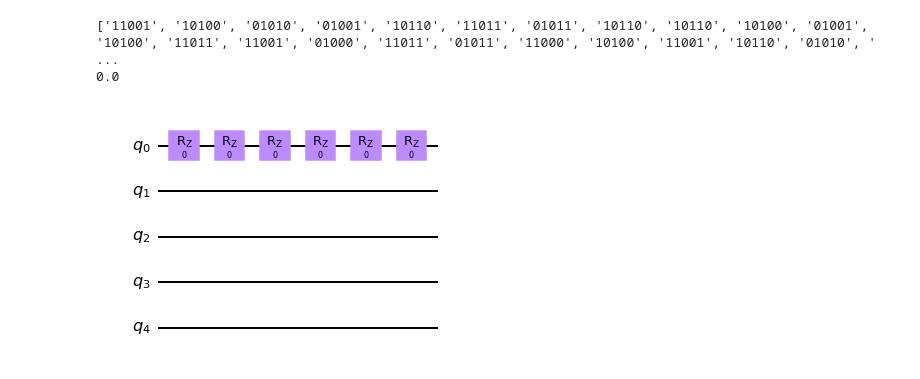
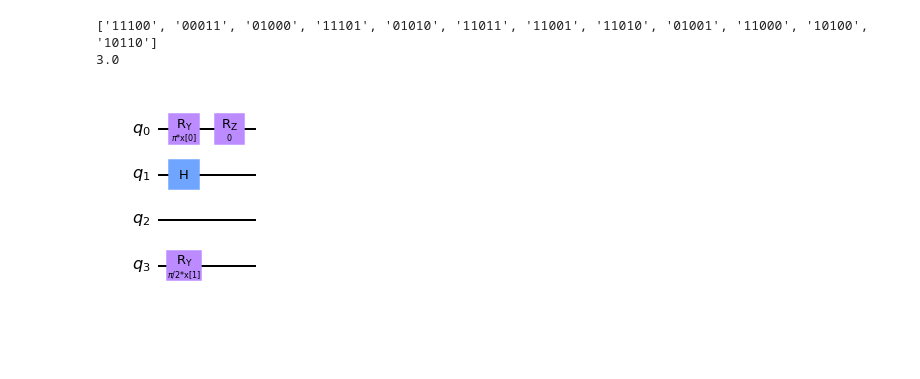
Before and after one commit to nikhil-co/Qkrishi-QSVM, a Jupyter notebook: Banking_UseCase.ipynb, the cells around one changed output. Saved outputs shown, nothing was run; the diff lists cells and outputs as text; code cells hidden in the pictures; blank space fills up the shorter version.

```diff
--- a/Banking_UseCase.ipynb
+++ b/Banking_UseCase.ipynb
@@ -191,37 +194,37 @@ import os
 import psutil
 
 class Fitness:
 
     def __init__(self, nqubits, nparameters, X, y, quantum_instance):
         self.nqubits = nqubits
         self.nparameters = nparameters
         self.cc = CircuitConversor(nqubits, nparameters)
         self.instance = quantum_instance
         self.X = X
         self.y = y
 
     def __call__(self, POP):
         try:
             return self.fitness(POP)
         except Exception as e:
             print(f'Exception happened during fitness():\n  {e}')
             process = psutil.Process(os.getpid())
             print(f'  RUSAGE_SELF: {process.memory_info()}')
         return 1000, 100000.0
 
     def fitness(self, POP):
         print('Invoked fitness')
         #Convertimos el individuo en el fenotipo (ansatz)
         fm, puertas = self.cc(coding_bits(POP))
 
-cc = CircuitConversor(nqubits=5, nparameters=6)
+cc = CircuitConversor(nqubits=4, nparameters=3)
 fm, puertas = cc(coding_bits(iot_salidas.circ[0]))
 print(puertas)
 fm.draw(output='mpl')
 # %% [output]
-['11001', '10100', '01010', '01001', '10110', '11011', '01011', '10110', '10110', '10100', '01001', '10100', '11011', '11001', '01000', '11011', '01011', '11000', '10100', '11001', '10110', '01010', ' ...
-0.0
+['11100', '00011', '01000', '11101', '01010', '11011', '11001', '11010', '01001', '11000', '10100', '10110']
+3.0
-[figure, old version]
+[figure, new version]
 # %%
 iot_data = pd.read_csv('bank_cleaned_pretest.csv')
 
```
Also changed, not shown: parts of 2 cells of this notebook, 4 other files.
